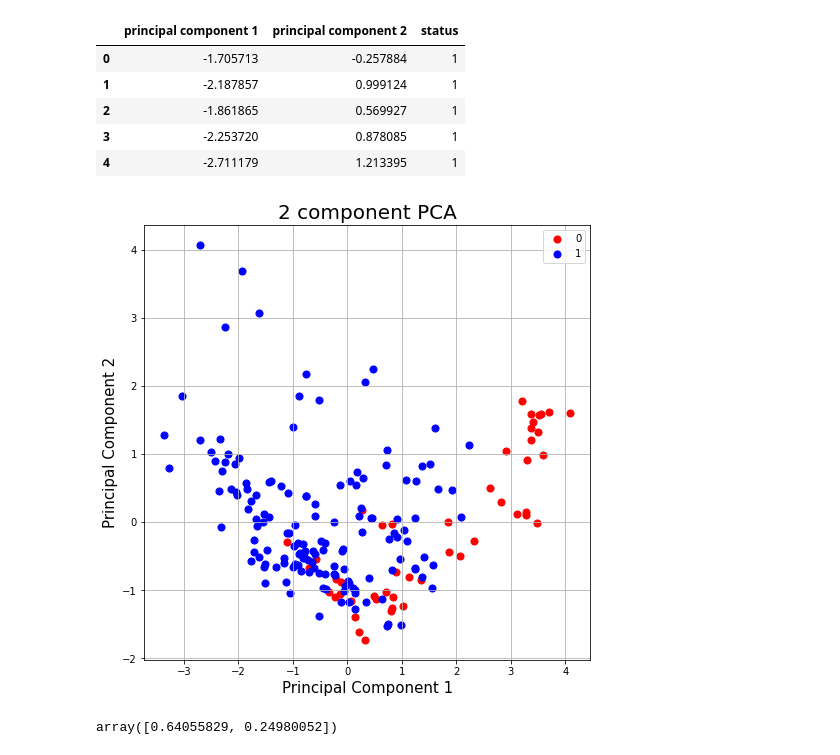
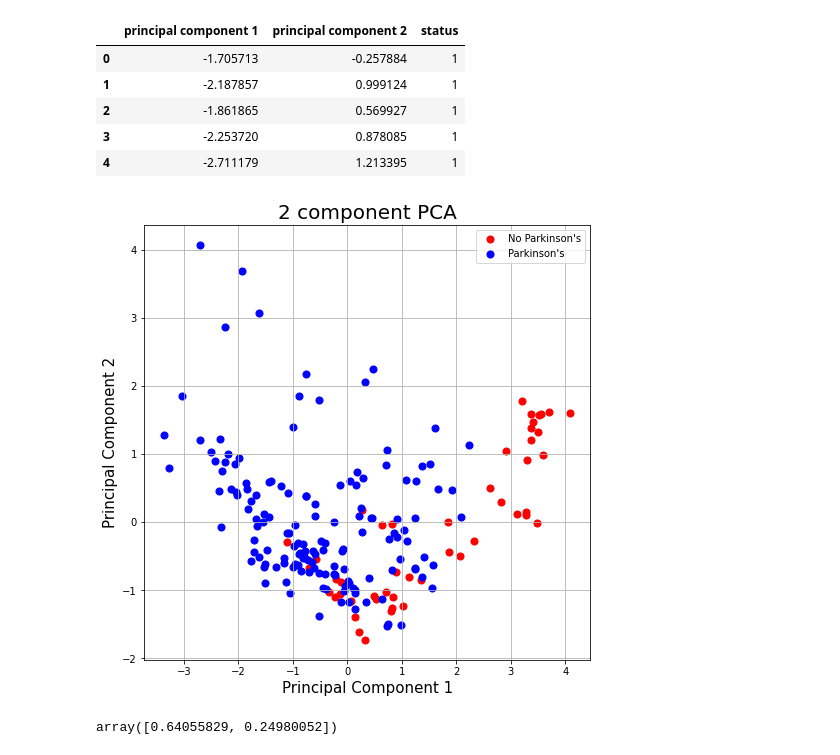
Before and after one commit to HalfPaul/PCA-for-Visualization-and-Classification, a Jupyter notebook: Parkinson's prediction.ipynb, the cells around one changed output. Saved outputs shown, nothing was run; the diff lists cells and outputs as text; code cells hidden in the pictures.

```diff
--- a/Parkinson's prediction.ipynb
+++ b/Parkinson's prediction.ipynb
@@ -87,23 +87,23 @@ final_data.head()
 # %%
 fig = plt.figure(figsize = (8,8))
 ax = fig.add_subplot(1,1,1)
 ax.set_xlabel('Principal Component 1', fontsize = 15)
 ax.set_ylabel('Principal Component 2', fontsize = 15)
 ax.set_title('2 component PCA', fontsize = 20)
 
 targets = [0, 1]
 colors = ['r', 'b']
 for target, color in zip(targets,colors):
     indicesToKeep = final_data['status'] == target
     ax.scatter(final_data.loc[indicesToKeep, 'principal component 1']
                ,final_data.loc[indicesToKeep, 'principal component 2']
                ,c = color
                ,s = 50)
-ax.legend(targets)
+ax.legend(["No Parkinson's", "Parkinson's"])
 ax.grid()
 plt.savefig('PCA_plot.png')
 # %% [output]
-[figure, old version]
+[figure, new version]
 # %%
 pca.explained_variance_ratio_
 # %% [output]
```
Also changed, not shown: parts of 1 cell of this notebook, 1 other file.
